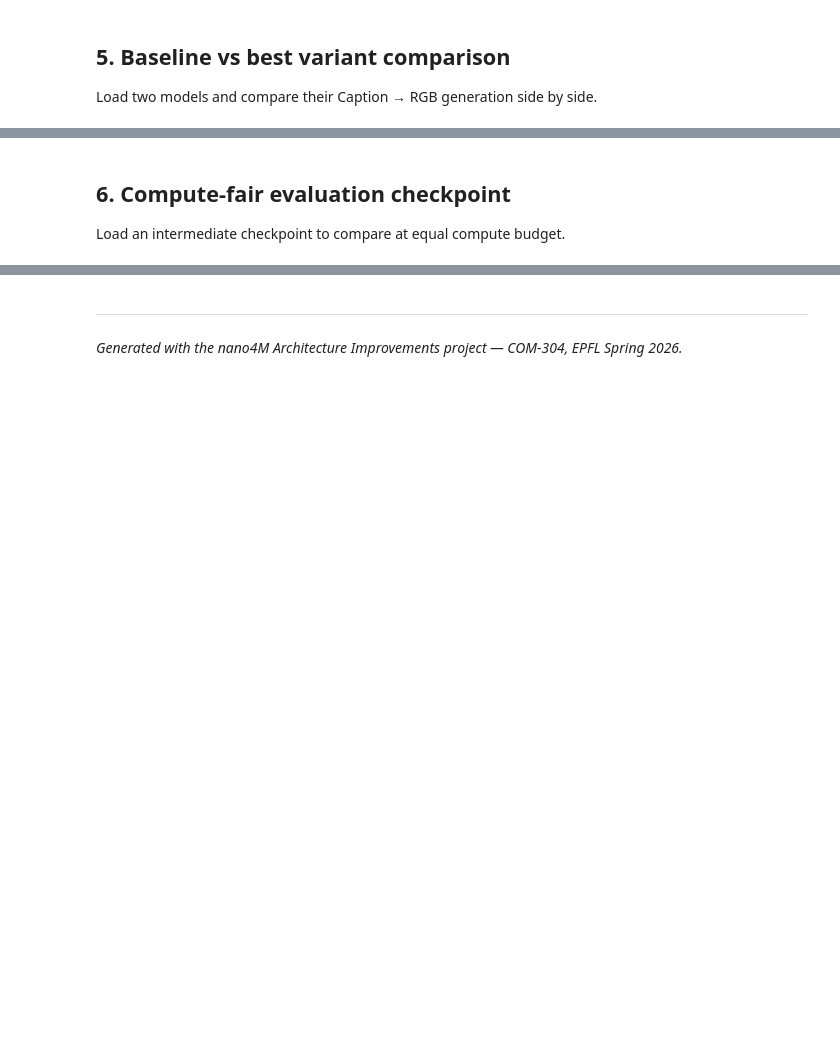
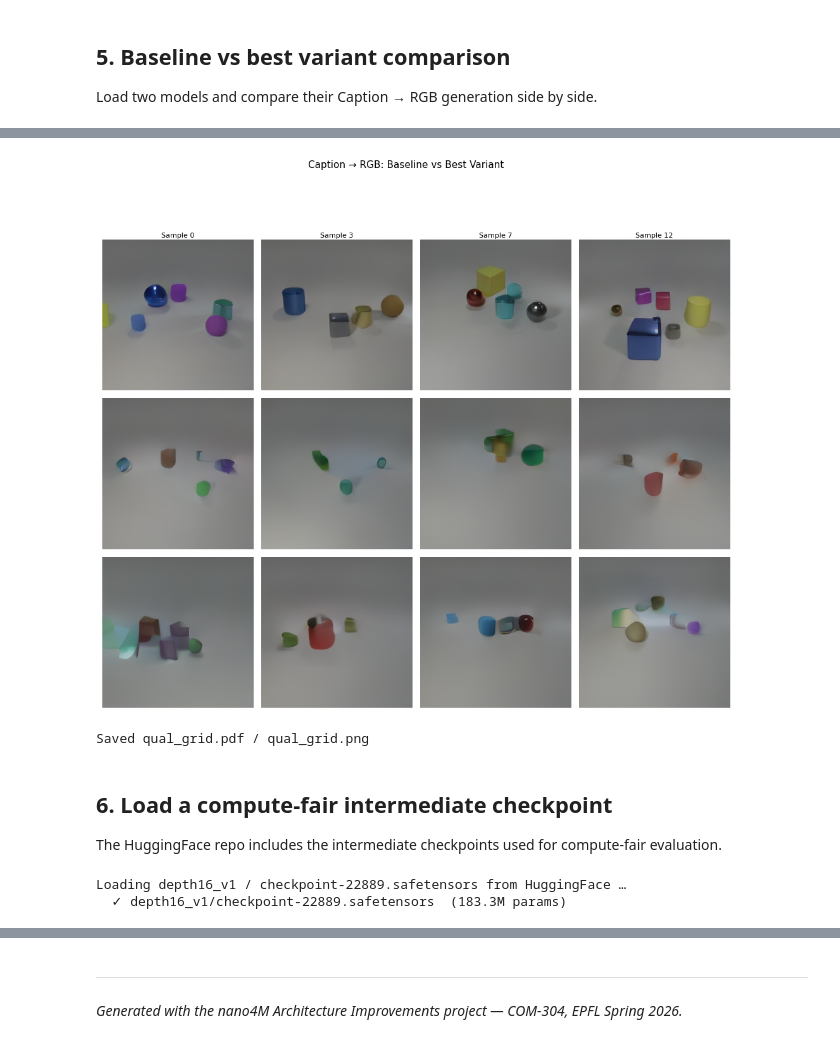
Before and after one commit to Atomium90/nano4M-architectural-improvements, a Jupyter notebook: demo.ipynb, the cells around one changed output, grey strips where cells are left out. Saved outputs shown, nothing was run; the diff lists cells and outputs as text; code cells hidden in the pictures; blank space fills up the shorter version.

```diff
--- a/demo.ipynb
+++ b/demo.ipynb
@@ -243,24 +327,34 @@ model_best     = load_model(BEST_CKPT,       BEST_CONFIG)
 # %%
-N_SAMPLES = 4
-fig, axes = plt.subplots(3, N_SAMPLES, figsize=(4*N_SAMPLES, 12))
-fig.suptitle("Caption → RGB: Baseline vs Best Variant", fontsize=13, fontweight="bold")
-axes[0,0].set_ylabel("Ground Truth", fontsize=11)
-axes[1,0].set_ylabel("Baseline (depth6)", fontsize=11)
-axes[2,0].set_ylabel("Best variant", fontsize=11)
+SAMPLE_INDICES = [0, 3, 7, 12]
+MODELS_ROW = [
+    (None,          'Ground Truth'),
+    (model_baseline,'Baseline (D6, GELU, 110M)'),
+    (model_best,    'SwD16 + ResScale + DeepNorm (217M)'),
+]
 
-for col, idx in enumerate(range(N_SAMPLES)):
-    gt_tokens = dataset[idx]["tok_rgb@256"]
-    show_token(gt_tokens.unsqueeze(0), "tok_rgb@256", ax=axes[0,col], title=f"Sample {idx}")
+N = len(SAMPLE_INDICES)
+fig, axes = plt.subplots(len(MODELS_ROW), N,
+                         figsize=(3.2*N, 3.2*len(MODELS_ROW)),
+                         gridspec_kw={'hspace': 0.05, 'wspace': 0.05})
+fig.suptitle('Caption → RGB: Baseline vs Best Variant', fontsize=11, y=1.01)
 
-    for row, mdl in enumerate([model_baseline, model_best], start=1):
-        x_tok, x_pos, x_mod = construct_input(idx, "scene_desc")
-        pred, *_ = generate(mdl, x_tok, x_pos, x_mod, "tok_rgb@256",
-                             num_steps=64, temp=0.7, top_p=0.9)
-        show_token(pred, "tok_rgb@256", ax=axes[row,col])
+for col, idx in enumerate(SAMPLE_INDICES):
+    gt_tokens = dataset[idx]['tok_rgb@256']
+    for row, (mdl, row_label) in enumerate(MODELS_ROW):
+        ax = axes[row, col]
+        if mdl is None:
+            show_modality(gt_tokens.unsqueeze(0), 'tok_rgb@256', ax,
+                          title=f'Sample {idx}' if row == 0 else '')
+        else:
+            x_tok, x_pos, x_mod = construct_input(idx, 'scene_desc')
+            pred, *_ = generate(mdl, x_tok, x_pos, x_mod, 'tok_rgb@256')
+            show_modality(pred, 'tok_rgb@256', ax, title='')
+        if col == 0:
+            ax.set_ylabel(row_label, fontsize=8, labelpad=4)
 
-plt.tight_layout()
+plt.savefig('qual_grid.pdf', bbox_inches='tight', dpi=150)
+plt.savefig('qual_grid.png', bbox_inches='tight', dpi=150)
 plt.show()
+# %% [output]
+[figure, added]
+Saved qual_grid.pdf / qual_grid.png
-# %% [markdown]
-## 6. Compute-fair evaluation checkpoint
-
-Load an intermediate checkpoint to compare at equal compute budget.
@@ -273,0 +361,15 @@ print("Compute-fair model ready.")
+# %% [markdown]
+## 6. Load a compute-fair intermediate checkpoint
+
+The HuggingFace repo includes the intermediate checkpoints used for compute-fair evaluation.
+# %%
+# depth16: fair ≈ 3050M tokens → step 22889
+model_cf = load_model_from_hf('depth16_v1',
+                               checkpoint='checkpoint-22889.safetensors')
+
+# swiglu_depth16: fair ≈ 2540M tokens → step 15259
+# model_cf = load_model_from_hf('swiglu_depth16',
+#                                checkpoint='checkpoint-15259.safetensors')
+# %% [output]
+Loading depth16_v1 / checkpoint-22889.safetensors from HuggingFace …
+  ✓ depth16_v1/checkpoint-22889.safetensors  (183.3M params)
```
Also changed, not shown: parts of 20 cells of this notebook.
